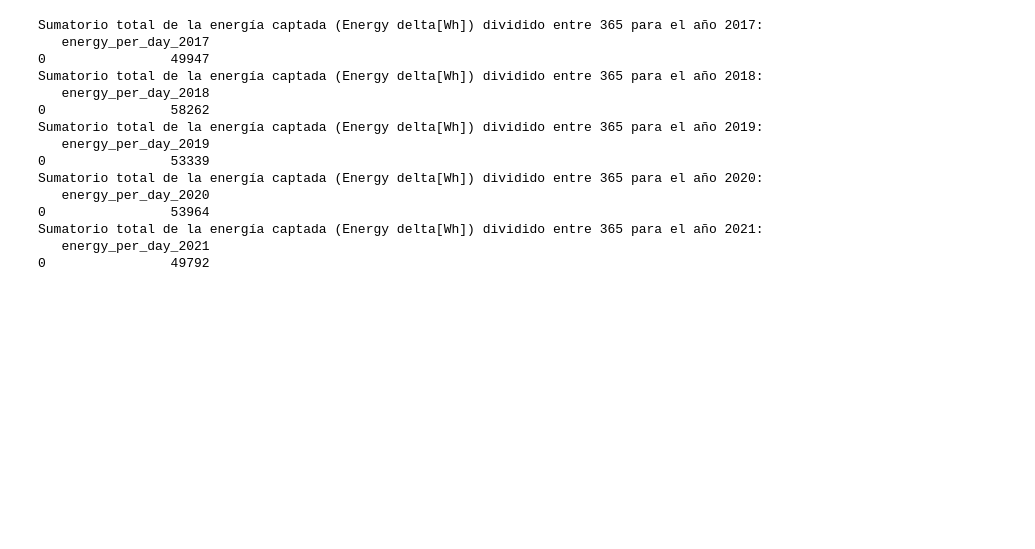
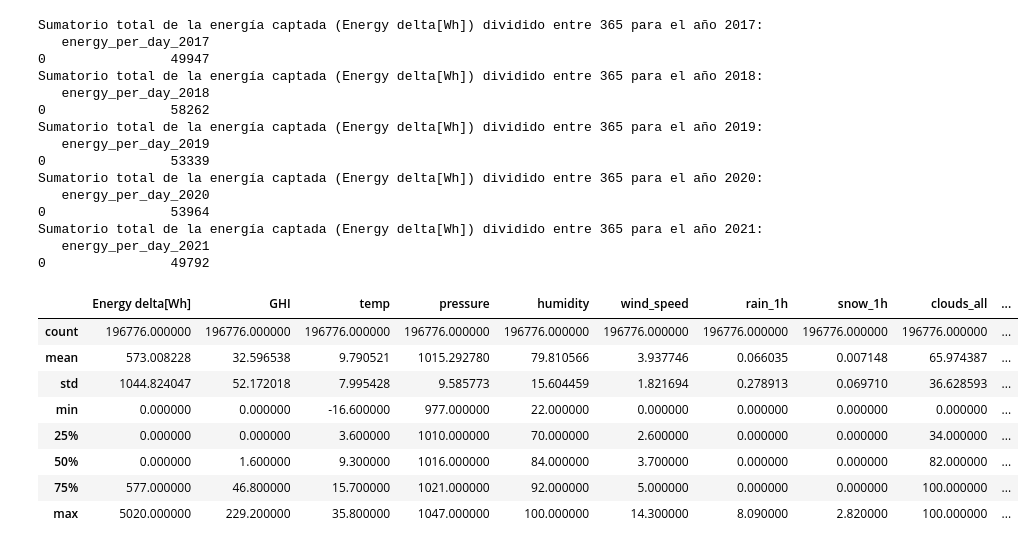
Before and after one commit to 4GeeksAcademy/Final-Project-JOF, a Jupyter notebook: src/explore.ipynb, the cells around one changed output. Drawn from its saved outputs; the diff is of its cells as text; code cells hidden in the pictures; blank space fills up the shorter version.

```diff
--- a/src/explore.ipynb
+++ b/src/explore.ipynb
@@ -151,3 +159,15 @@ Sumatorio total de la energía captada (Energy delta[Wh]) dividido entre 365 par
 Sumatorio total de la energía captada (Energy delta[Wh]) dividido entre 365 para el año 2021:
    energy_per_day_2021
 0                49792
+# %%
+raw_data.describe()
+# %% [output]
+|  | Energy delta[Wh] | GHI | temp | pressure | humidity | wind_speed | rain_1h | snow_1h | clouds_all | ... |
+| count | 196776.000000 | 196776.000000 | 196776.000000 | 196776.000000 | 196776.000000 | 196776.000000 | 196776.000000 | 196776.000000 | 196776.000000 | ... |
+| mean | 573.008228 | 32.596538 | 9.790521 | 1015.292780 | 79.810566 | 3.937746 | 0.066035 | 0.007148 | 65.974387 | ... |
+| std | 1044.824047 | 52.172018 | 7.995428 | 9.585773 | 15.604459 | 1.821694 | 0.278913 | 0.069710 | 36.628593 | ... |
+| min | 0.000000 | 0.000000 | -16.600000 | 977.000000 | 22.000000 | 0.000000 | 0.000000 | 0.000000 | 0.000000 | ... |
+| 25% | 0.000000 | 0.000000 | 3.600000 | 1010.000000 | 70.000000 | 2.600000 | 0.000000 | 0.000000 | 34.000000 | ... |
+| 50% | 0.000000 | 1.600000 | 9.300000 | 1016.000000 | 84.000000 | 3.700000 | 0.000000 | 0.000000 | 82.000000 | ... |
+| 75% | 577.000000 | 46.800000 | 15.700000 | 1021.000000 | 92.000000 | 5.000000 | 0.000000 | 0.000000 | 100.000000 | ... |
+| max | 5020.000000 | 229.200000 | 35.800000 | 1047.000000 | 100.000000 | 14.300000 | 8.090000 | 2.820000 | 100.000000 | ... |
```
Also changed, not shown: parts of 15 cells of this notebook, 1 other file.
